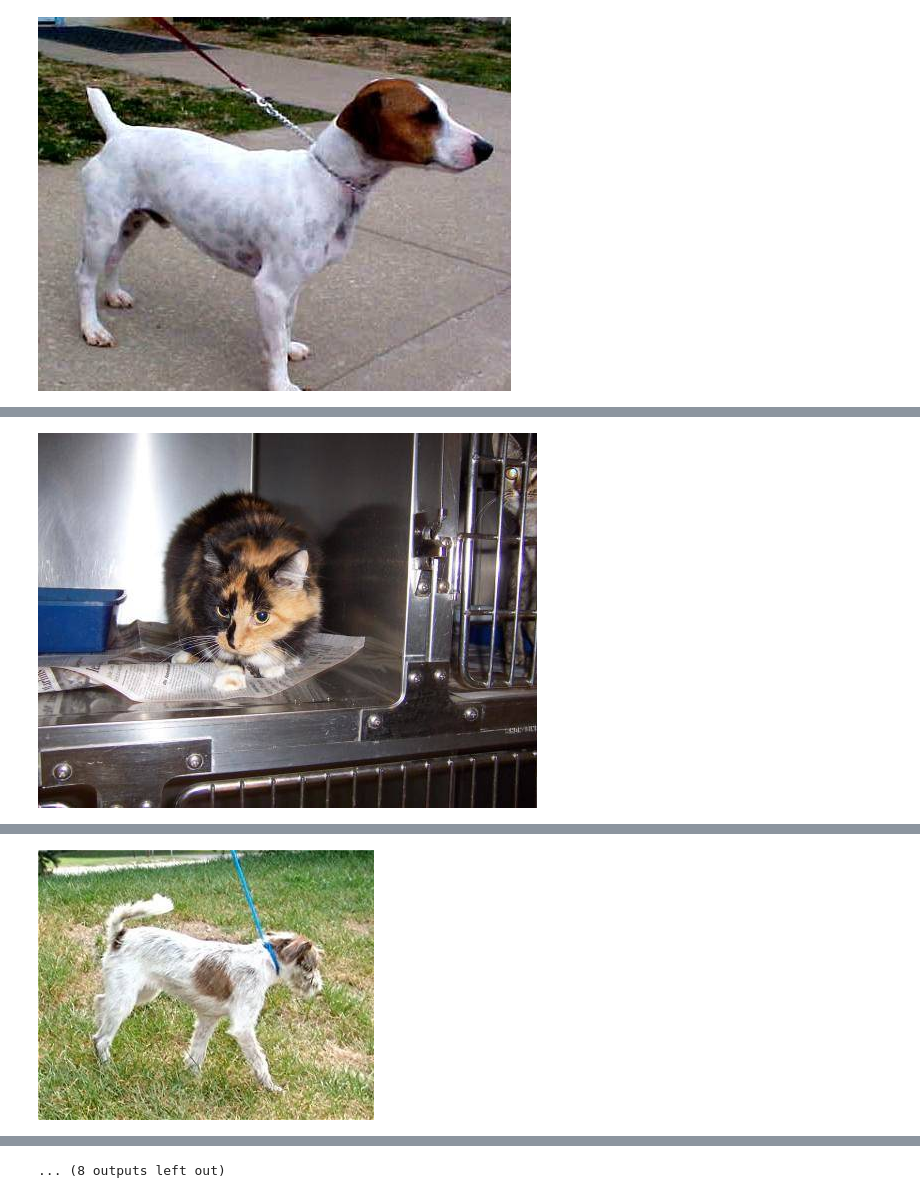
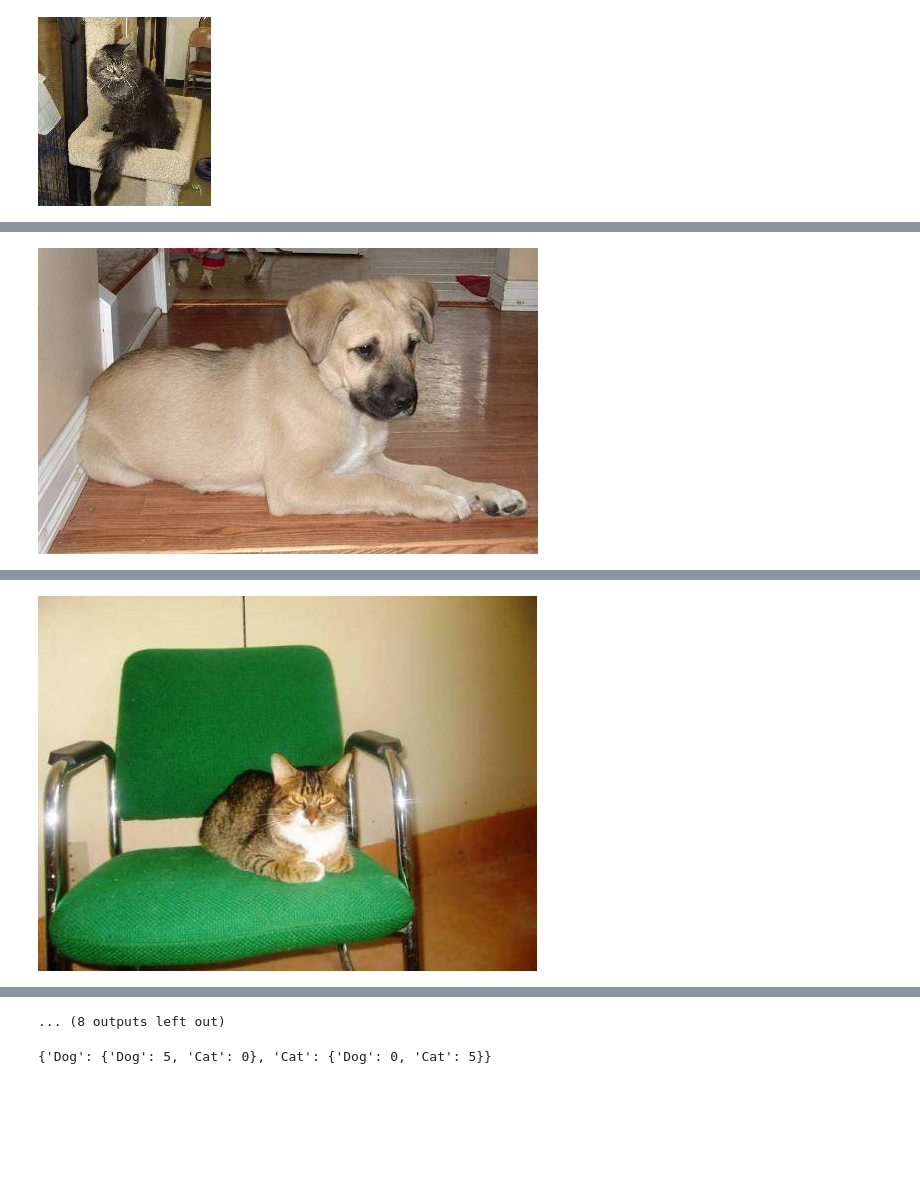
Before and after one commit to jonasberlinma/GoogleImageClassificationSample, a Jupyter notebook: CatDog/CatDogClient.ipynb, the cells around one changed output, grey strips where cells are left out. Saved outputs shown, nothing was run; the diff lists cells and outputs as text; code cells hidden in the pictures; blank space fills up the shorter version.

Commit message:
Added counts

```diff
--- a/CatDog/CatDogClient.ipynb
+++ b/CatDog/CatDogClient.ipynb
@@ -8,7 +8,7 @@ import time
 
 from IPython.display import display, Image
 
-ENDPOINT_ID = "7227045948906536960"
+ENDPOINT_ID = "563970300211888128"
 PROJECT_ID = "vision-ml-first-test"
 
 # This is cheating!!! Instead create an access key and store it in a key store!!!
@@ -34,6 +34,10 @@ REQ_TEMPLATE = '{ \
   }\
 }'
 # %%
+# Array for collecting stats
+
+counts={"Dog":{"Dog":0, "Cat":0}, "Cat":{"Dog":0, "Cat":0}}
+
 # Find the files
 files_all = os.listdir(image_dir)
 files_sample = random.sample(files_all, IMAGE_COUNT)
@@ -52,7 +56,7 @@ for file_name in files_sample:
                 .decode('ascii')
     req_data = REQ_TEMPLATE.replace("REQUEST_DATA", file_base64_string)
 
-    # Call the Google API
+    # Call the Google API and time it
     start_time = time.time()
     resp = requests.post(END_POINT, data=req_data, headers=HEADERS)
     end_time = time.time()
@@ -60,10 +64,14 @@ for file_name in files_sample:
 
     # Pull out the response data and print it
     prediction = resp.json()["predictions"][0]
-    print file_name, prediction["displayNames"][0], \
-           "Confidence =",prediction["confidences"][0], \
+    predicted_label = prediction["displayNames"][0]
+    confidence = prediction["confidences"][0]
+    actual_label = file_name[0:3].capitalize()
+
+    print actual_label, predicted_label, \
+           "Confidence =",confidence, \
            "Took", '{:5.3f}'.format(end_time - start_time), "Seconds"
-
+    counts[actual_label][predicted_label] += 1
 
     #Show the image
     display(Image(full_file_name))
@@ -72 +80 @@ dog.7061.jpg Dog Confidence = 0.997360885 Took 0.428 Seconds
-[figure, old version]
+[figure, new version]
@@ -74 +82 @@ cat.8333.jpg Cat Confidence = 0.988645673 Took 0.475 Seconds
-[figure, old version]
+[figure, new version]
@@ -76 +84 @@ dog.4085.jpg Dog Confidence = 0.96463269 Took 0.414 Seconds
-[figure, old version]
+[figure, new version]
@@ -83 +91,5 @@ cat.1831.jpg Cat Confidence = 0.995771587 Took 0.361 Seconds
 ... (8 outputs left out)
+# %%
+print counts
+# %% [output]
+{'Dog': {'Dog': 5, 'Cat': 0}, 'Cat': {'Dog': 0, 'Cat': 5}}
```
Also changed, not shown: parts of 1 cell of this notebook.
